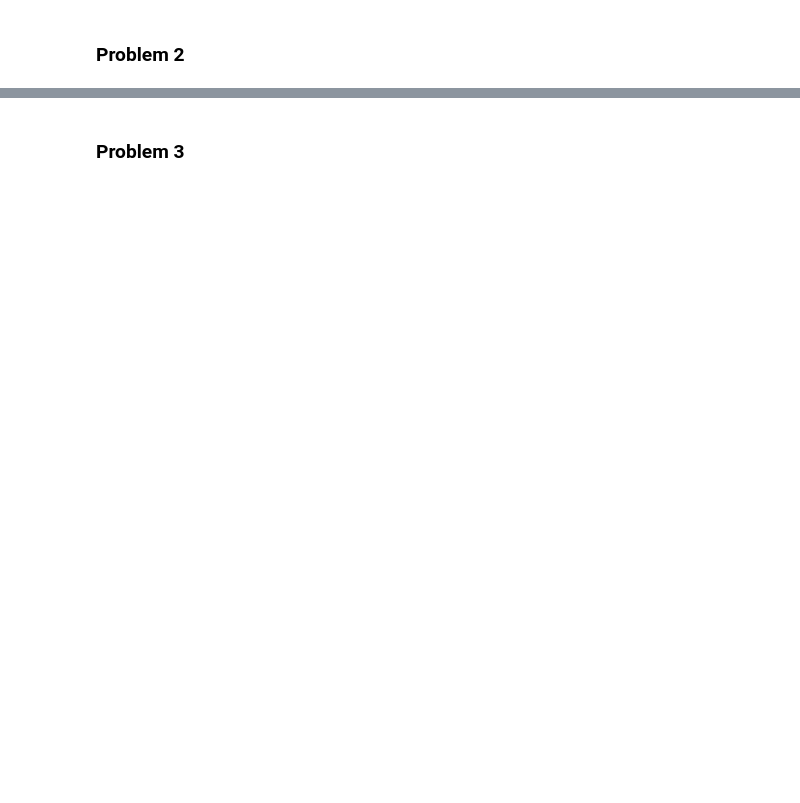
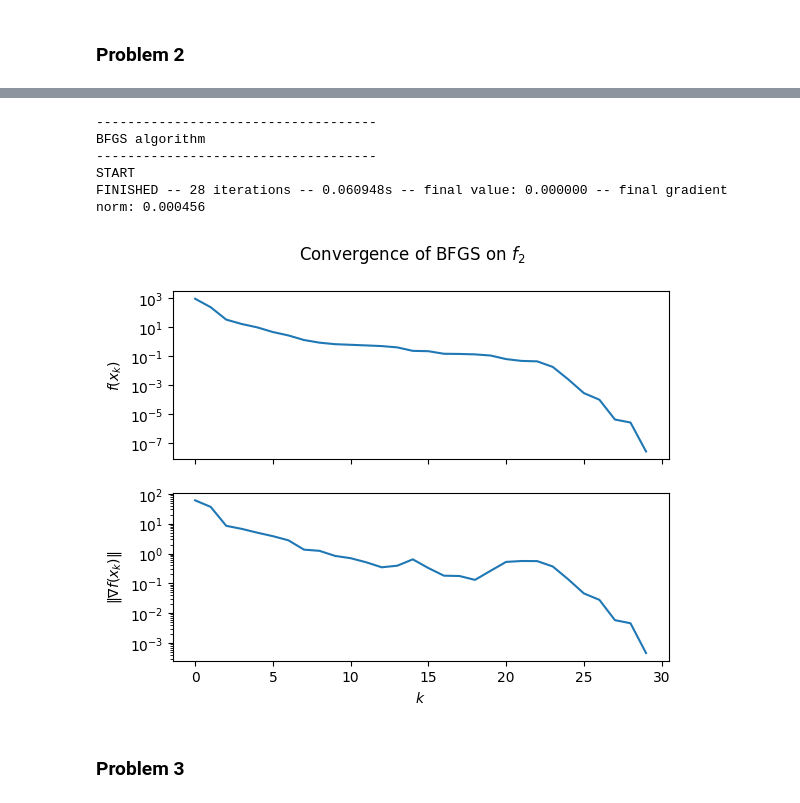
Before and after one commit to Basile-Mouret/numericalOptimization-M1AM, a Jupyter notebook: eval1/Eval1.ipynb, the cells around one changed output, grey strips where cells are left out. Cells and saved outputs as stored; diff of their text form; code cells hidden in the pictures; blank space fills up the shorter version.

```diff
--- a/eval1/Eval1.ipynb
+++ b/eval1/Eval1.ipynb
@@ -31,3 +48,18 @@ import problem2 as pb2
+# %%
+x_init = np.zeros(pb2.d)
+#same values as in the other labs
+prec = 1e-5
+iterMax = 5000
+
+x,x_tab = bfgs(pb2.f , pb2.grad_f , x_init , prec , iterMax )
+plot_obj_normGrad(x_tab, pb2.f, pb2.grad_f, r"Convergence of BFGS on $f_2$")
+# %% [output]
+------------------------------------
+BFGS algorithm
+------------------------------------
+START
+FINISHED -- 28 iterations -- 0.060948s -- final value: 0.000000 -- final gradient norm: 0.000456
+[figure, added]
 # %% [markdown]
 ### Problem 3
 # %%
```
Also changed, not shown: parts of 20 cells of this notebook, 1 other file.
